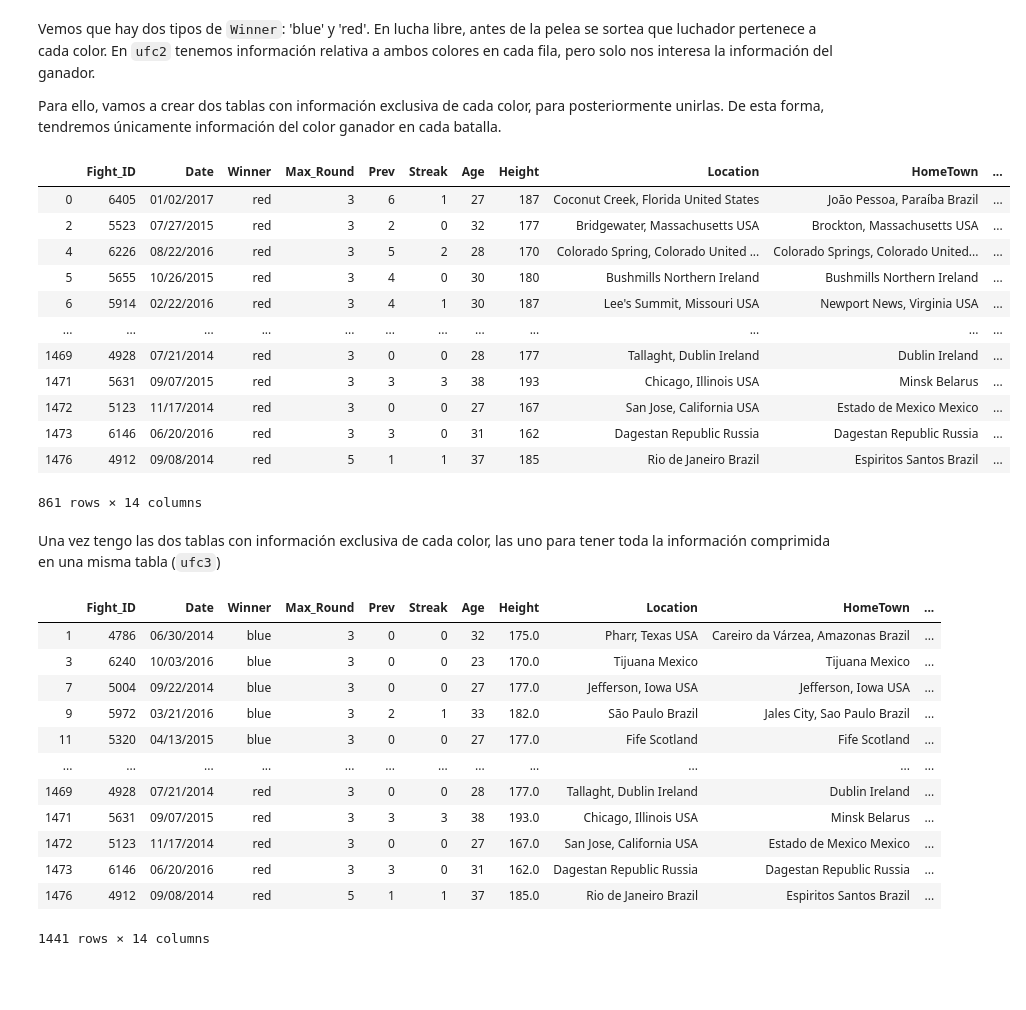
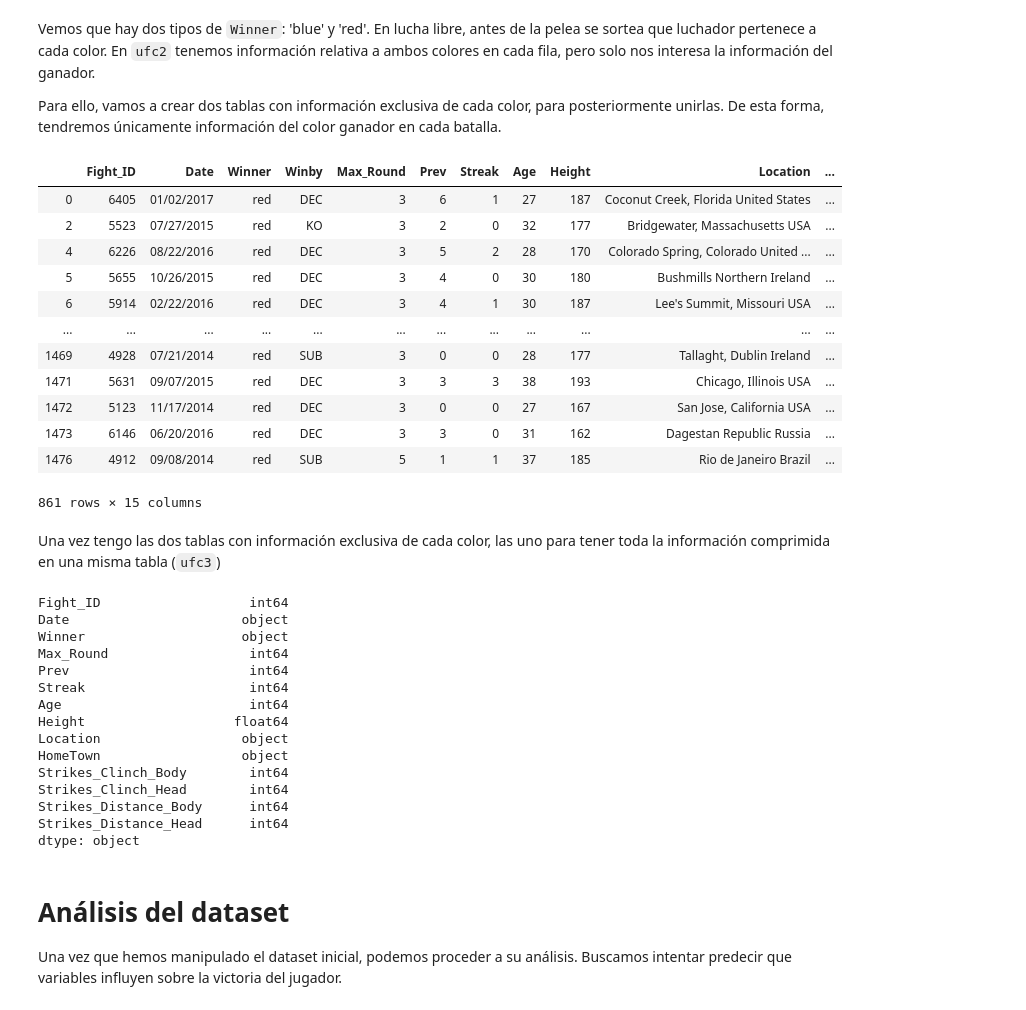
Before and after one commit to aliciavzarco/Python-1-UFC, a Jupyter notebook: UFC Fights.ipynb, the cells around one changed output. Saved outputs shown, nothing was run; the diff lists cells and outputs as text; code cells hidden in the pictures; blank space fills up the shorter version.

```diff
--- a/UFC Fights.ipynb
+++ b/UFC Fights.ipynb
@@ -231,13 +231,10 @@ Hay algunas columnas cuyos formatos no están bien, por lo que debemos limpiarla
 #Convertimos las columnas de age y strikes de cada luchardor de float a int:
 
 ufc2.iloc[:, 11:31] =ufc2.iloc[:, 11:31].astype(int)
-ufc2.iloc[:, 38:58] =ufc2.iloc[:, 38:58].astype(int)
+ufc2.iloc[:, 37:60] =ufc2.iloc[:, 37:60].astype(int)
 
 ufc2.B_Age = ufc2.B_Age.astype(int)
 ufc2.R_Age = ufc2.R_Age.astype(int)
-
-
-
 
 #Date: debe de estar en formato datetime
 import re
@@ -250,7 +247,7 @@ ufc2.Date = ufc2.Date.apply(
 #KO/TKO significan lo mismo (knockout), así que vamos a simplificarlo a KO.
 ufc2.Winby = ufc2.Winby.replace('KO/TKO', 'KO')
 
-ufc2.dtypes
+ufc2.dtypes[:60]
 # %% [output]
 Fight_ID                            int64
 Date                               object
@@ -321,61 +318,66 @@ Vemos que hay dos tipos de `Winner`: 'blue' y 'red'. En lucha libre, antes de la
 
 Para ello, vamos a crear dos tablas con información exclusiva de cada color, para posteriormente unirlas. De esta forma, tendremos únicamente información del color ganador en cada batalla.
 # %%
-# Creamos una tabla para Blue y otra para Red con los mismos nombres de columnas, para poder unirlas posteriormente
+# Creamos una tabla para Blue y le cambiamos el nombre
 
 ufc_Blue = ufc2[(ufc2.Winner == 'blue')]
 
-ufc_Blue = ufc_Blue[['Fight_ID', 'Date', 'Winner', 'Max_Round',
+ufc_Blue = ufc_Blue[['Fight_ID', 'Date', 'Winner', 'Winby', 'Max_Round',
              'B_Prev', 'B_Streak', 'B_Age', 'B_Height', 'B_Location', 'B_HomeTown',
              'B_Strikes_Clinch_Body','B_Strikes_Clinch_Head', 'B_Strikes_Distance_Body','B_Strikes_Distance_Head']]
 
-ufc_Blue.columns = ['Fight_ID', 'Date', 'Winner', 'Max_Round',
+ufc_Blue.columns = ['Fight_ID', 'Date', 'Winner', 'Winby', 'Max_Round',
              'Prev', 'Streak', 'Age', 'Height', 'Location', 'HomeTown',
              'Strikes_Clinch_Body','Strikes_Clinch_Head', 'Strikes_Distance_Body','Strikes_Distance_Head']
 
 #Hacemos lo mismo con el Rojo
 
 ufc_Red = ufc2[(ufc2.Winner == 'red')]
 
-ufc_Red = ufc_Red[['Fight_ID', 'Date', 'Winner', 'Max_Round',
+ufc_Red = ufc_Red[['Fight_ID', 'Date', 'Winner', 'Winby', 'Max_Round',
             'R_Prev', 'R_Streak', 'R_Age', 'R_Height', 'R_Location', 'R_HomeTown',
              'R_Strikes_Clinch_Body','R_Strikes_Clinch_Head', 'R_Strikes_Distance_Body','R_Strikes_Distance_Head']]
 
-ufc_Red.columns = ['Fight_ID', 'Date', 'Winner', 'Max_Round',
+ufc_Red.columns = ['Fight_ID', 'Date', 'Winner', 'Winby', 'Max_Round',
              'Prev', 'Streak', 'Age', 'Height', 'Location', 'HomeTown',
              'Strikes_Clinch_Body','Strikes_Clinch_Head', 'Strikes_Distance_Body','Strikes_Distance_Head']
 
 ufc_Red
 # %% [output]
-|  | Fight_ID | Date | Winner | Max_Round | Prev | Streak | Age | Height | Location | HomeTown | ... |
-| 0 | 6405 | 01/02/2017 | red | 3 | 6 | 1 | 27 | 187 | Coconut Creek, Florida United States | João Pessoa, Paraíba Brazil | ... |
-| 2 | 5523 | 07/27/2015 | red | 3 | 2 | 0 | 32 | 177 | Bridgewater, Massachusetts USA | Brockton, Massachusetts USA | ... |
-| 4 | 6226 | 08/22/2016 | red | 3 | 5 | 2 | 28 | 170 | Colorado Spring, Colorado United ... | Colorado Springs, Colorado United... | ... |
-| 5 | 5655 | 10/26/2015 | red | 3 | 4 | 0 | 30 | 180 | Bushmills Northern Ireland | Bushmills Northern Ireland | ... |
-| 6 | 5914 | 02/22/2016 | red | 3 | 4 | 1 | 30 | 187 | Lee's Summit, Missouri USA | Newport News, Virginia USA | ... |
+|  | Fight_ID | Date | Winner | Winby | Max_Round | Prev | Streak | Age | Height | Location | ... |
+| 0 | 6405 | 01/02/2017 | red | DEC | 3 | 6 | 1 | 27 | 187 | Coconut Creek, Florida United States | ... |
+| 2 | 5523 | 07/27/2015 | red | KO | 3 | 2 | 0 | 32 | 177 | Bridgewater, Massachusetts USA | ... |
+| 4 | 6226 | 08/22/2016 | red | DEC | 3 | 5 | 2 | 28 | 170 | Colorado Spring, Colorado United ... | ... |
+| 5 | 5655 | 10/26/2015 | red | DEC | 3 | 4 | 0 | 30 | 180 | Bushmills Northern Ireland | ... |
+| 6 | 5914 | 02/22/2016 | red | DEC | 3 | 4 | 1 | 30 | 187 | Lee's Summit, Missouri USA | ... |
 | ... | ... | ... | ... | ... | ... | ... | ... | ... | ... | ... | ... |
-| 1469 | 4928 | 07/21/2014 | red | 3 | 0 | 0 | 28 | 177 | Tallaght, Dublin Ireland | Dublin Ireland | ... |
-| 1471 | 5631 | 09/07/2015 | red | 3 | 3 | 3 | 38 | 193 | Chicago, Illinois USA | Minsk Belarus | ... |
-| 1472 | 5123 | 11/17/2014 | red | 3 | 0 | 0 | 27 | 167 | San Jose, California USA | Estado de Mexico Mexico | ... |
-| 1473 | 6146 | 06/20/2016 | red | 3 | 3 | 0 | 31 | 162 | Dagestan Republic Russia | Dagestan Republic Russia | ... |
-| 1476 | 4912 | 09/08/2014 | red | 5 | 1 | 1 | 37 | 185 | Rio de Janeiro Brazil | Espiritos Santos Brazil | ... |
+| 1469 | 4928 | 07/21/2014 | red | SUB | 3 | 0 | 0 | 28 | 177 | Tallaght, Dublin Ireland | ... |
+| 1471 | 5631 | 09/07/2015 | red | DEC | 3 | 3 | 3 | 38 | 193 | Chicago, Illinois USA | ... |
+| 1472 | 5123 | 11/17/2014 | red | DEC | 3 | 0 | 0 | 27 | 167 | San Jose, California USA | ... |
+| 1473 | 6146 | 06/20/2016 | red | DEC | 3 | 3 | 0 | 31 | 162 | Dagestan Republic Russia | ... |
+| 1476 | 4912 | 09/08/2014 | red | SUB | 5 | 1 | 1 | 37 | 185 | Rio de Janeiro Brazil | ... |
-861 rows × 14 columns
+861 rows × 15 columns
 # %% [markdown]
 Una vez tengo las dos tablas con información exclusiva de cada color, las uno para tener toda la información comprimida en una misma tabla (`ufc3`)
 # %%
 ufc3 = pd.concat([ufc_Blue, ufc_Red], axis=0)
-ufc3
 # %% [output]
-|  | Fight_ID | Date | Winner | Max_Round | Prev | Streak | Age | Height | Location | HomeTown | ... |
-| 1 | 4786 | 06/30/2014 | blue | 3 | 0 | 0 | 32 | 175.0 | Pharr, Texas USA | Careiro da Várzea, Amazonas Brazil | ... |
-| 3 | 6240 | 10/03/2016 | blue | 3 | 0 | 0 | 23 | 170.0 | Tijuana Mexico | Tijuana Mexico | ... |
-| 7 | 5004 | 09/22/2014 | blue | 3 | 0 | 0 | 27 | 177.0 | Jefferson, Iowa USA | Jefferson, Iowa USA | ... |
-| 9 | 5972 | 03/21/2016 | blue | 3 | 2 | 1 | 33 | 182.0 | São Paulo Brazil | Jales City, Sao Paulo Brazil | ... |
-| 11 | 5320 | 04/13/2015 | blue | 3 | 0 | 0 | 27 | 177.0 | Fife Scotland | Fife Scotland | ... |
-| ... | ... | ... | ... | ... | ... | ... | ... | ... | ... | ... | ... |
-| 1469 | 4928 | 07/21/2014 | red | 3 | 0 | 0 | 28 | 177.0 | Tallaght, Dublin Ireland | Dublin Ireland | ... |
-| 1471 | 5631 | 09/07/2015 | red | 3 | 3 | 3 | 38 | 193.0 | Chicago, Illinois USA | Minsk Belarus | ... |
-| 1472 | 5123 | 11/17/2014 | red | 3 | 0 | 0 | 27 | 167.0 | San Jose, California USA | Estado de Mexico Mexico | ... |
-| 1473 | 6146 | 06/20/2016 | red | 3 | 3 | 0 | 31 | 162.0 | Dagestan Republic Russia | Dagestan Republic Russia | ... |
-| 1476 | 4912 | 09/08/2014 | red | 5 | 1 | 1 | 37 | 185.0 | Rio de Janeiro Brazil | Espiritos Santos Brazil | ... |
-1441 rows × 14 columns
+Fight_ID                   int64
+Date                      object
+Winner                    object
+Max_Round                  int64
+Prev                       int64
+Streak                     int64
+Age                        int64
+Height                   float64
+Location                  object
+HomeTown                  object
+Strikes_Clinch_Body        int64
+Strikes_Clinch_Head        int64
+Strikes_Distance_Body      int64
+Strikes_Distance_Head      int64
+dtype: object
+# %% [markdown]
+# Análisis del dataset
+
+Una vez que hemos manipulado el dataset inicial, podemos proceder a su análisis. Buscamos intentar predecir que variables influyen sobre la victoria del jugador.
```
Also changed, not shown: parts of 2 cells of this notebook.
